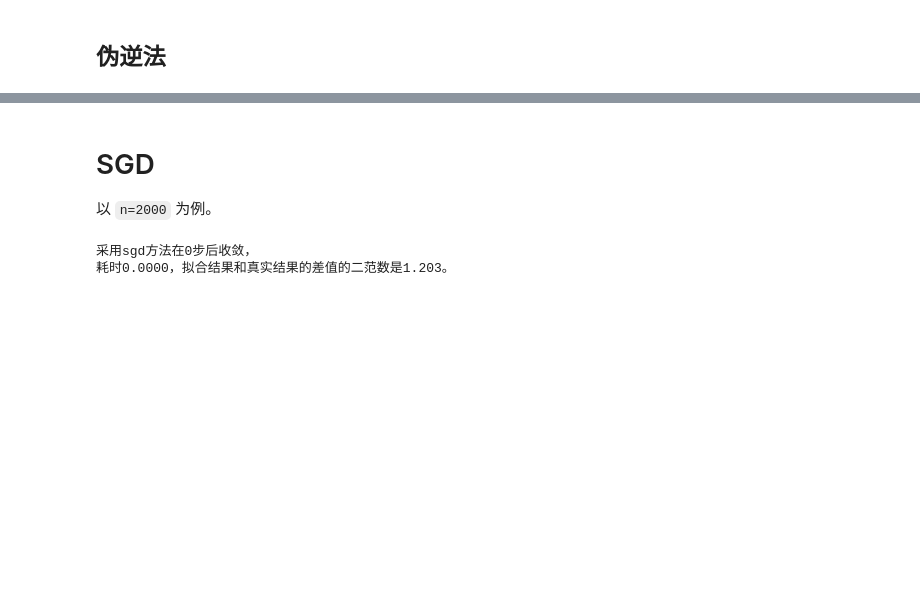
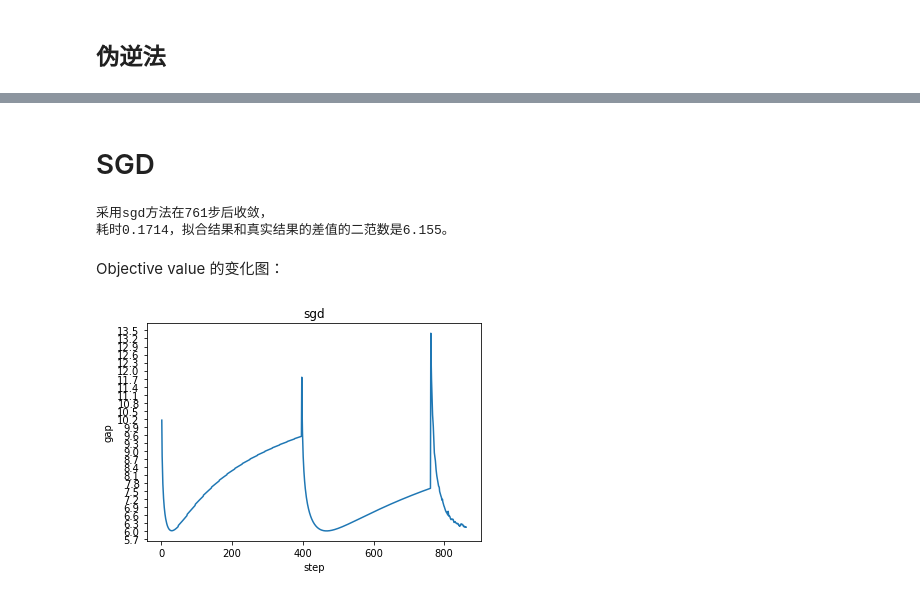
Before and after one commit to merak0514/gradient-descent, a Jupyter notebook: main.ipynb, the cells around one changed output, grey strips where cells are left out. Drawn from its saved outputs; the diff is of its cells as text; code cells hidden in the pictures; blank space fills up the shorter version.

```diff
--- a/main.ipynb
+++ b/main.ipynb
@@ -74,10 +74,14 @@ print(f"采用求伪逆方法在耗时{gd.stat_time:.4f}，\n拟合结果和真
 # %% [markdown]
 # SGD
-以 `n=2000` 为例。
 # %%
-gd = GD(n=n, m=m, A=A, b=b, x_gt=x_gt, stop_gap=stop_gap)
-x_est = gd.sgd()
+x_est = gd.run('sgd')
 print(f"采用sgd方法在{gd.stat_step_count}步后收敛，\n耗时{gd.stat_time:.4f}，拟合结果和真实结果的差值的二范数是{gd.norm(x_gt, x_est):.3f}。")
 # %% [output]
-采用sgd方法在0步后收敛，
-耗时0.0000，拟合结果和真实结果的差值的二范数是1.203。
+采用sgd方法在761步后收敛，
+耗时0.1714，拟合结果和真实结果的差值的二范数是6.155。
+# %% [markdown]
+Objective value 的变化图：
+# %%
+gd.draw_gaps()
+# %% [output]
+[figure, added]
```
Also changed, not shown: parts of 11 cells of this notebook, 2 other files.
